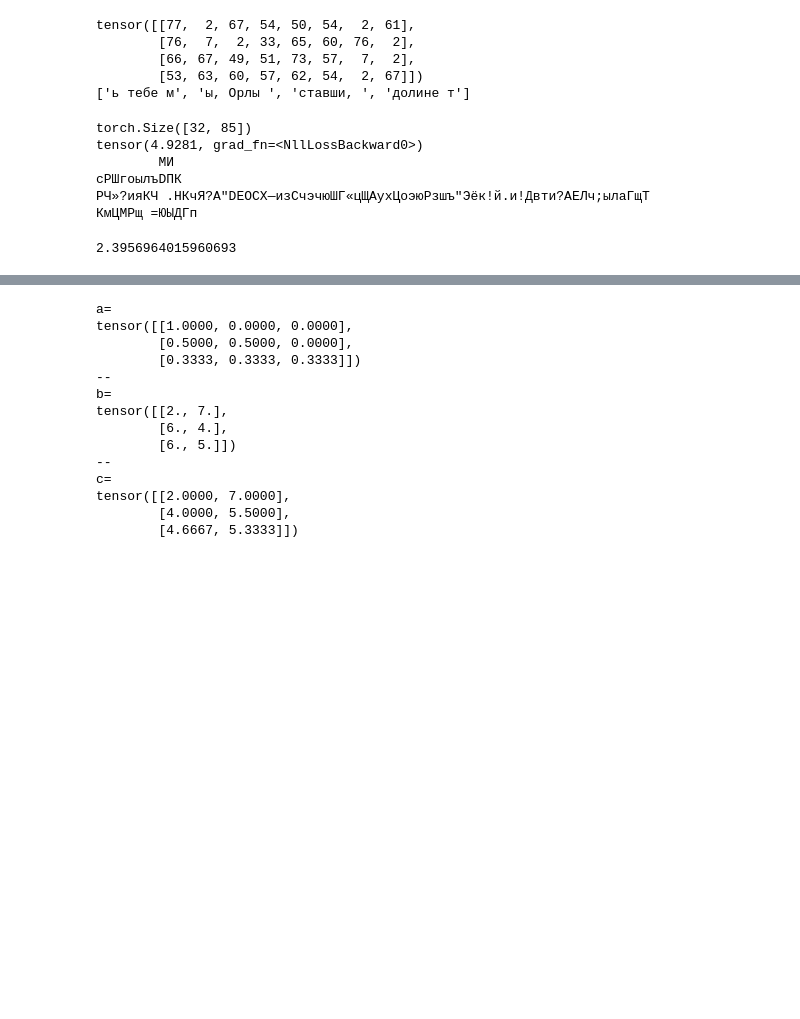
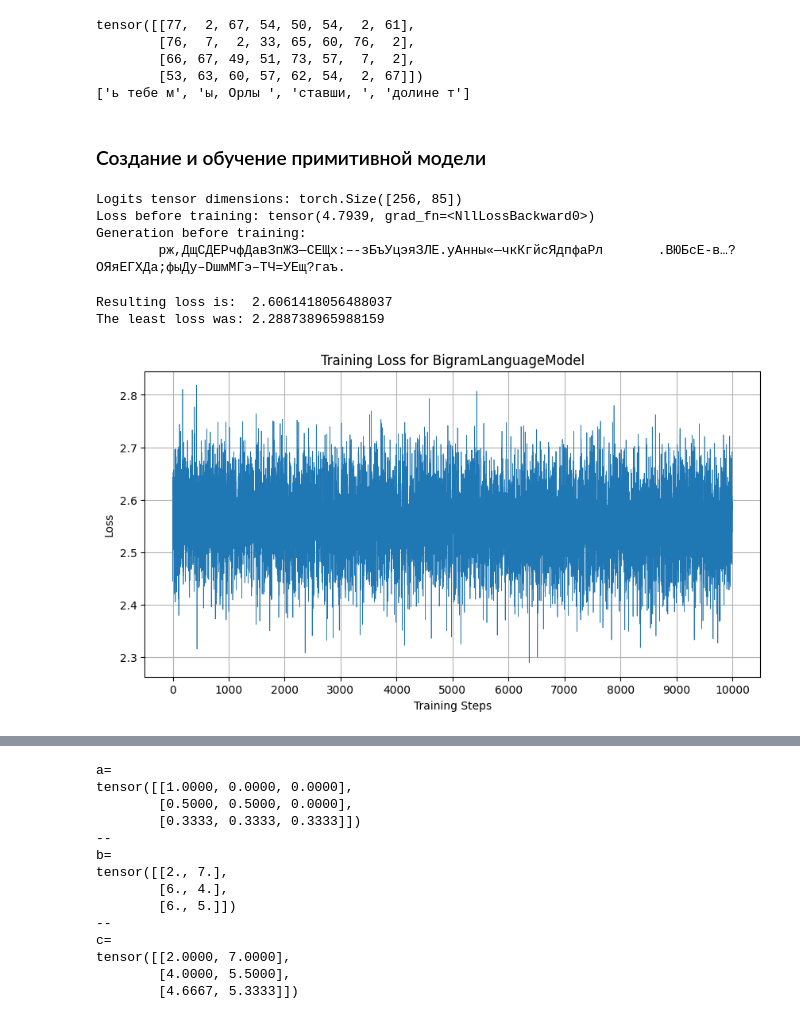
Before and after one commit to Ali-AliAli-Ali/ML_homeworks_magistracy, a Jupyter notebook: gpt_dev.ipynb, the cells around one changed output, grey strips where cells are left out. Drawn from its saved outputs; the diff is of its cells as text; code cells hidden in the pictures; blank space fills up the shorter version.

```diff
--- a/gpt_dev.ipynb
+++ b/gpt_dev.ipynb
@@ -129,6 +137,9 @@ for old_symbol, new_symbol in symbol_replace_map.items():
 with open(songs_texts_clean_file, 'w', encoding='utf-8') as all_texts_clean:
     all_texts_clean.write(songs_texts_clean)
 # %%
+# examine the new dataset and all the unique characters occuring in the text
+
+songs_texts_clean_file = "./corpus_split_clean.txt"
 with open(songs_texts_clean_file, 'r', encoding='utf-8') as all_texts_clean:
     songs_texts_clean = all_texts_clean.read()
 
@@ -247,22 +276,18 @@ tensor([[77,  2, 67, 54, 50, 54,  2, 61],
         [66, 67, 49, 51, 73, 57,  7,  2],
         [53, 63, 60, 57, 62, 54,  2, 67]])
 ['ь тебе м', 'ы, Орлы ', 'ставши, ', 'долине т']
+# %% [markdown]
+### Создание и обучение примитивной модели
 # %%
-import torch
-import torch.nn as nn
-from torch.nn import functional as F
-
-torch.manual_seed(1337)
+torch.manual_seed(42)
 
 class BigramLanguageModel(nn.Module):
-
     def __init__(self, vocab_size):
         super().__init__()
         # each token directly reads off the logits for the next token from a lookup table
         self.token_embedding_table = nn.Embedding(vocab_size, vocab_size)
 
     def forward(self, idx, targets=None):
-
         # idx and targets are both (B,T) tensor of integers
         logits = self.token_embedding_table(idx) # (B,T,C)
 
@@ -291,36 +316,54 @@ class BigramLanguageModel(nn.Module):
             idx = torch.cat((idx, idx_next), dim=1) # (B, T+1)
         return idx
 
-m = BigramLanguageModel(vocab_size)
-logits, loss = m(xb, yb)
-print(logits.shape)
-print(loss)
+bilang_model = BigramLanguageModel(vocab_size)
+logits, loss = bilang_model(xb, yb)
+print("Logits tensor dimensions:", logits.shape)
+print("Loss before training:", loss)
 
-print(decode(m.generate(idx = torch.zeros((1, 1), dtype=torch.long), max_new_tokens=100)[0].tolist()))
+print("Generation before training:")
+print(decode(bilang_model.generate(idx = torch.zeros((1, 1), dtype=torch.long),
+                                   max_new_tokens=100)[0].tolist()))
 # %% [output]
-torch.Size([32, 85])
-tensor(4.9281, grad_fn=<NllLossBackward0>)
-        МИ
-сРШгоылъDПК
-РЧ»?ияКЧ .НКчЯ?А"DEОСХ—изСчэчюШГ«цЩАухЦоэюРзшъ"Эёк!й.и!Двти?АEЛч;ылаГщТ
-КмЦМРщ =ЮЫДГп
+Logits tensor dimensions: torch.Size([256, 85])
+Loss before training: tensor(4.7939, grad_fn=<NllLossBackward0>)
+Generation before training:
+        рж,ДщСДЕРчфДавЗпЖЗ—СEЩх:–-зБъУцэяЗЛЕ.уАнны«—чкКгйсЯдпфаРл       .ВЮБсЕ-в…?ОЯяЕГХДа;фыДу–DшмМГэ–ТЧ=УЕщ?гаъ.
 # %%
 # create a PyTorch optimizer
-optimizer = torch.optim.AdamW(m.parameters(), lr=1e-3)
+optimizer = torch.optim.AdamW(bilang_model.parameters(), lr=1e-3)
 # %%
 batch_size = 32
+losses = []
+
 for steps in range(10000): # increase number of steps for good results
-
     # sample a batch of data
     xb, yb = get_batch('train')
 
     # evaluate the loss
-    logits, loss = m(xb, yb)
+    logits, loss = bilang_model(xb, yb)  #m(xb, yb)
+    losses.append(loss.item())
+
+    # backpropagation
     optimizer.zero_grad(set_to_none=True)
     loss.backward()
     optimizer.step()
-
-print(loss.item())
-# %% [output]
-2.3956964015960693
+# %%
+print("Resulting loss is: ", loss.item())
+print("The least loss was:", min(losses))
+# %% [output]
+Resulting loss is:  2.6061418056488037
+The least loss was: 2.288738965988159
+# %%
+plt.figure(figsize=(10, 5))
+plt.plot(losses, linewidth=0.5)
+plt.grid(True)
+plt.xticks([i * 1000 for i in range(11)])
+
+plt.xlabel("Training Steps")
+plt.ylabel("Loss")
+plt.title("Training Loss for BigramLanguageModel")
+plt.show()
+# %% [output]
+[figure, added]
 # %%
```
Also changed, not shown: parts of 36 cells of this notebook.
